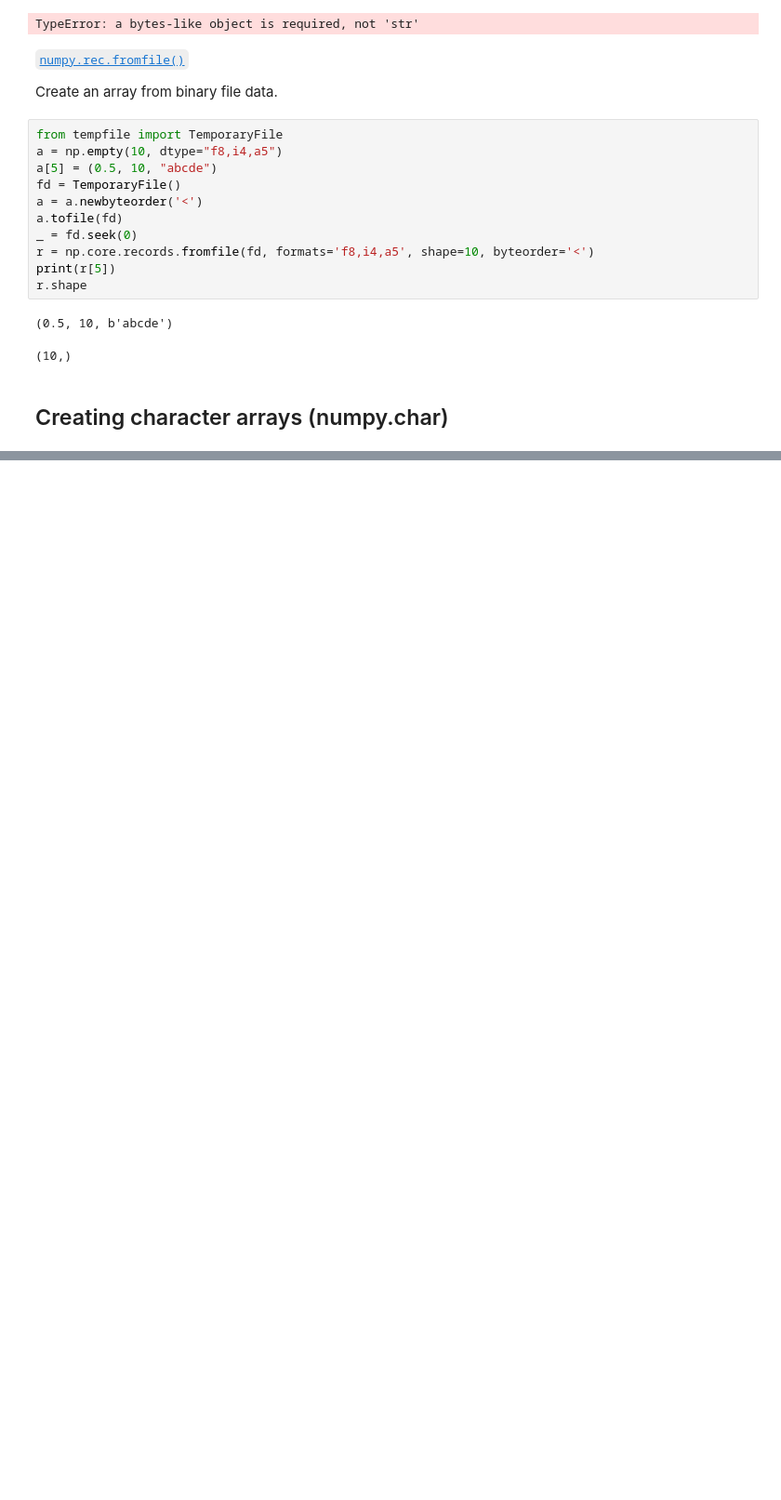
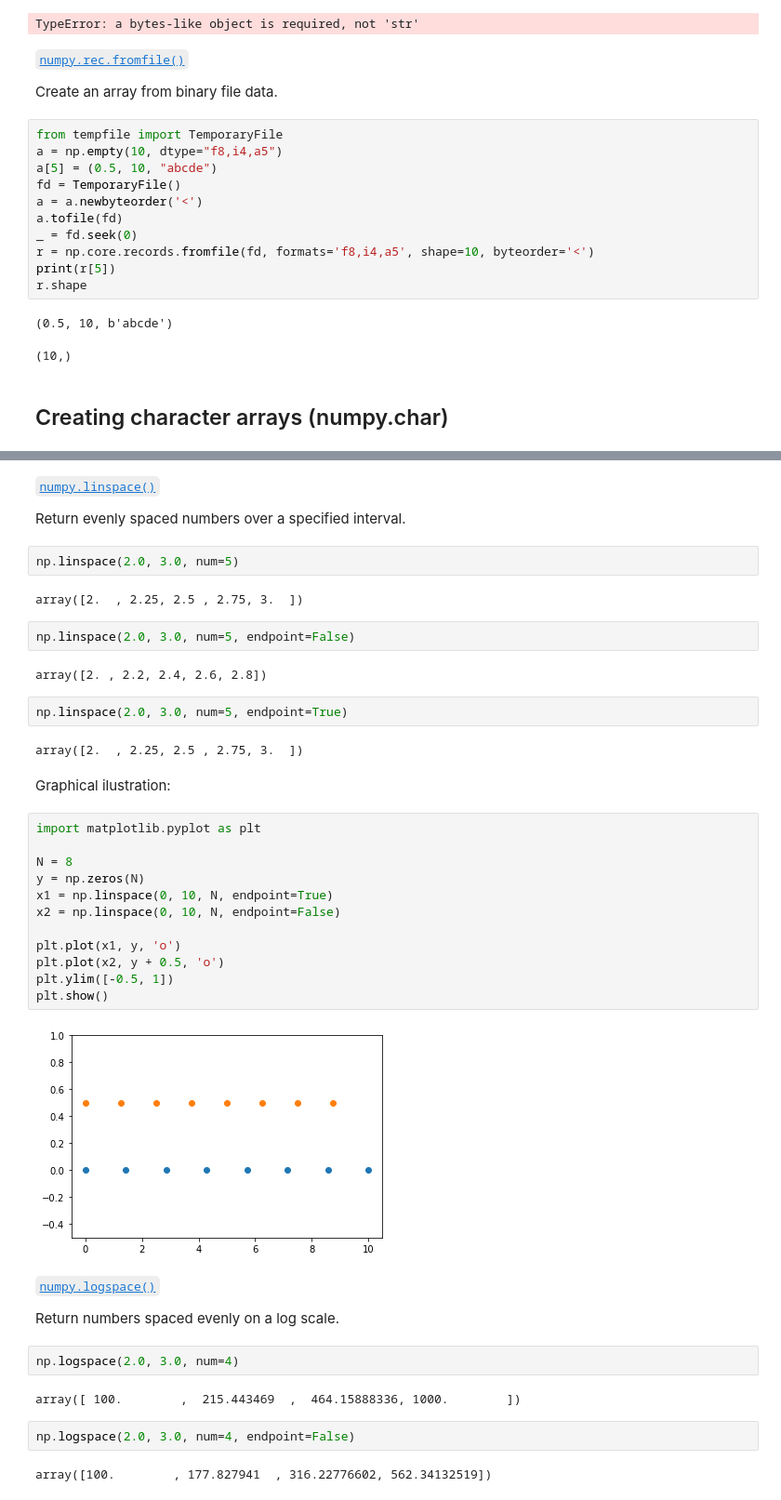
Before and after one commit to adamszymanowski/python-reference, a Jupyter notebook: libraries/numpy/ref00_array-creation.ipynb, the cells around one changed output, grey strips where cells are left out. Shown: that part at 93% size. Saved outputs shown, nothing was run; the diff lists cells and outputs as text; blank space fills up the shorter version.

Commit message:
Numpy Creation Routines: Creating Character Arrays; Numerical Ranges

```diff
--- a/libraries/numpy/ref00_array-creation.ipynb
+++ b/libraries/numpy/ref00_array-creation.ipynb
@@ -743,0 +822,44 @@ r.shape
+# %% [markdown]
+[`numpy.linspace()`](https://numpy.org/doc/stable/reference/generated/numpy.linspace.html)
+
+Return evenly spaced numbers over a specified interval.
+# %%
+np.linspace(2.0, 3.0, num=5)
+# %% [output]
+array([2.  , 2.25, 2.5 , 2.75, 3.  ])
+# %%
+np.linspace(2.0, 3.0, num=5, endpoint=False)
+# %% [output]
+array([2. , 2.2, 2.4, 2.6, 2.8])
+# %%
+np.linspace(2.0, 3.0, num=5, endpoint=True)
+# %% [output]
+array([2.  , 2.25, 2.5 , 2.75, 3.  ])
+# %% [markdown]
+Graphical ilustration:
+# %%
+import matplotlib.pyplot as plt
+
+N = 8
+y = np.zeros(N)
+x1 = np.linspace(0, 10, N, endpoint=True)
+x2 = np.linspace(0, 10, N, endpoint=False)
+
+plt.plot(x1, y, 'o')
+plt.plot(x2, y + 0.5, 'o')
+plt.ylim([-0.5, 1])
+plt.show()
+# %% [output]
+[figure, added]
+# %% [markdown]
+[`numpy.logspace()`](https://numpy.org/doc/stable/reference/generated/numpy.logspace.html)
+
+Return numbers spaced evenly on a log scale.
+# %%
+np.logspace(2.0, 3.0, num=4)
+# %% [output]
+array([ 100.        ,  215.443469  ,  464.15888336, 1000.        ])
+# %%
+np.logspace(2.0, 3.0, num=4, endpoint=False)
+# %% [output]
+array([100.        , 177.827941  , 316.22776602, 562.34132519])
```
Also changed, not shown: parts of 62 cells of this notebook.
